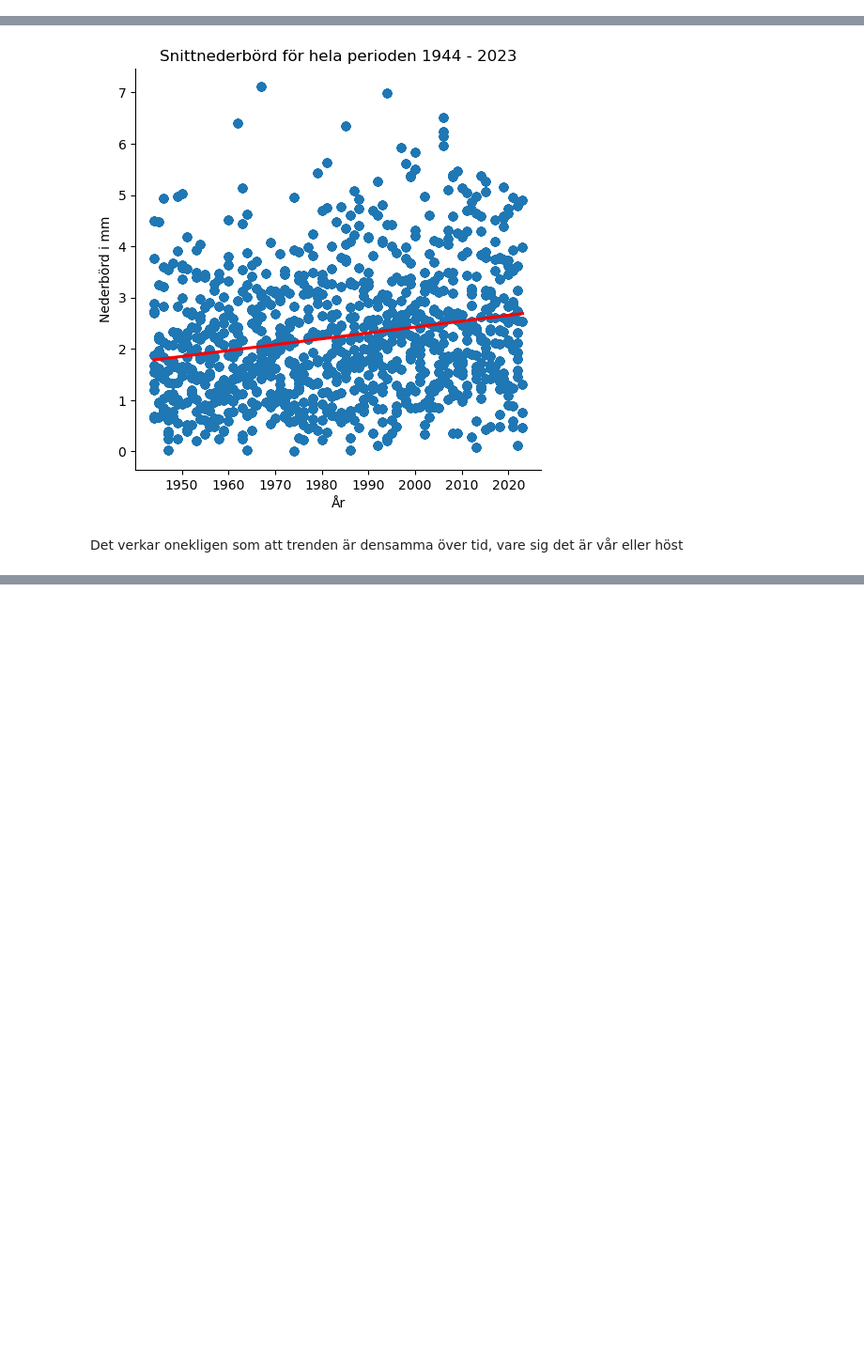
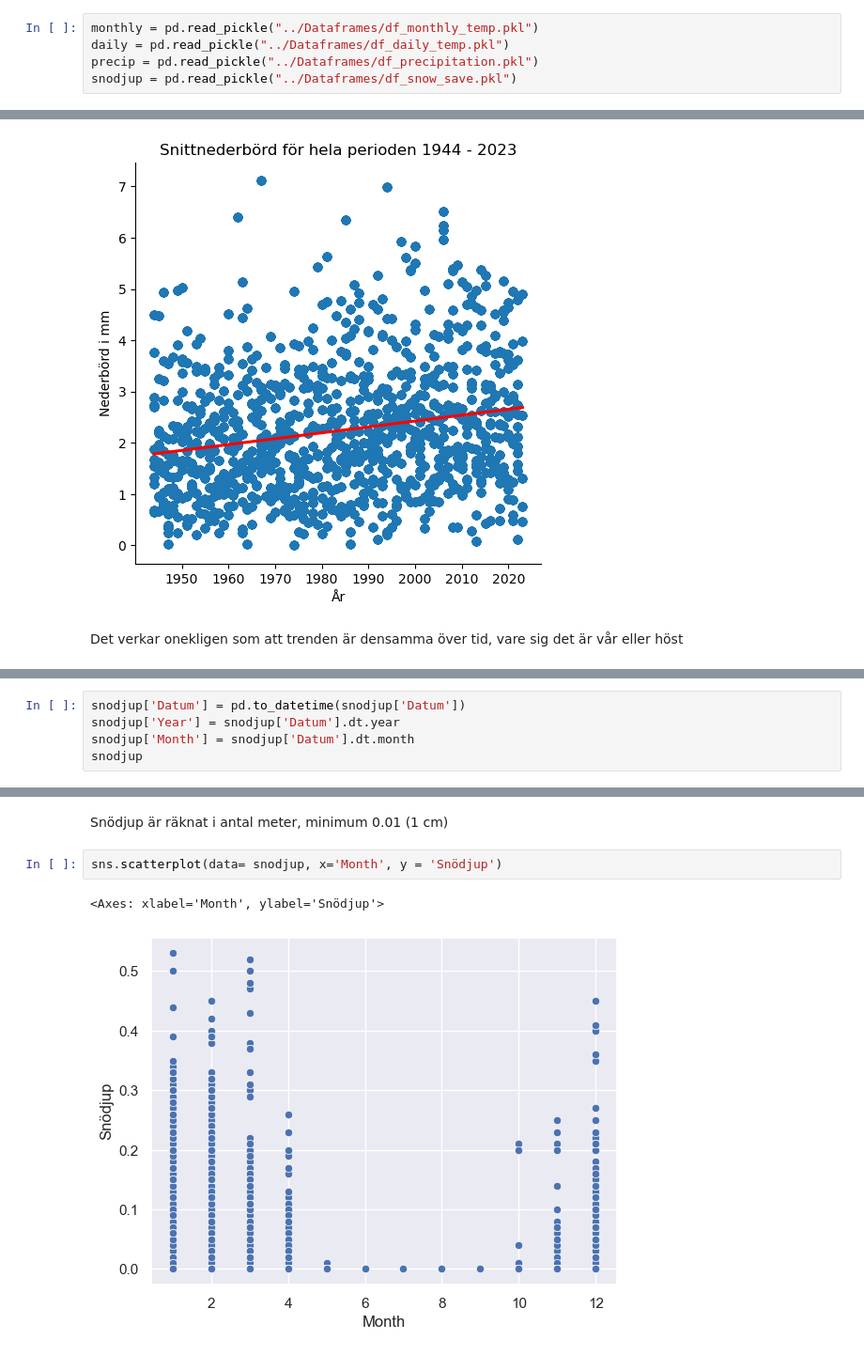
Before and after one commit to msteele919/projectwork, a Jupyter notebook: Kristoffer/plotting.ipynb, the cells around one changed output, grey strips where cells are left out. Shown: that part at 94% size. Cells and saved outputs as stored; diff of their text form; blank space fills up the shorter version.

Commit message:
uppdaterat plot

```diff
--- a/Kristoffer/plotting.ipynb
+++ b/Kristoffer/plotting.ipynb
@@ -15,3 +7,8 @@ daily = pd.read_pickle("../Dataframes/df_daily_temp.pkl")
+# %%
+monthly = pd.read_pickle("../Dataframes/df_monthly_temp.pkl")
+daily = pd.read_pickle("../Dataframes/df_daily_temp.pkl")
+precip = pd.read_pickle("../Dataframes/df_precipitation.pkl")
+snodjup = pd.read_pickle("../Dataframes/df_snow_save.pkl")
 # %%
 monthly
 # %% [output]
@@ -166,0 +189,5 @@ Det verkar onekligen som att trenden är densamma över tid, vare sig det är v
+# %%
+snodjup['Datum'] = pd.to_datetime(snodjup['Datum'])
+snodjup['Year'] = snodjup['Datum'].dt.year
+snodjup['Month'] = snodjup['Datum'].dt.month
+snodjup
@@ -166,0 +227,7 @@ Det verkar onekligen som att trenden är densamma över tid, vare sig det är v
+# %% [markdown]
+Snödjup är räknat i antal meter, minimum 0.01 (1 cm)
+# %%
+sns.scatterplot(data= snodjup, x='Month', y = 'Snödjup')
+# %% [output]
+<Axes: xlabel='Month', ylabel='Snödjup'>
+[figure, added]
```
Also changed, not shown: parts of 18 cells of this notebook, 2 other files.
